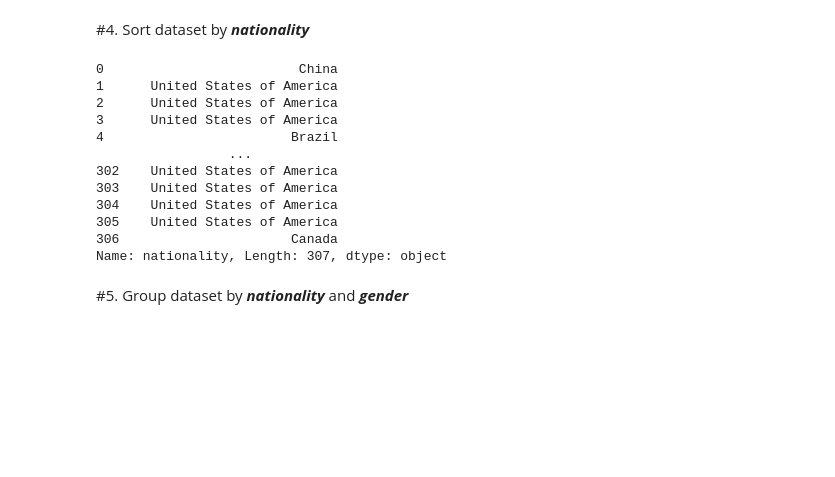
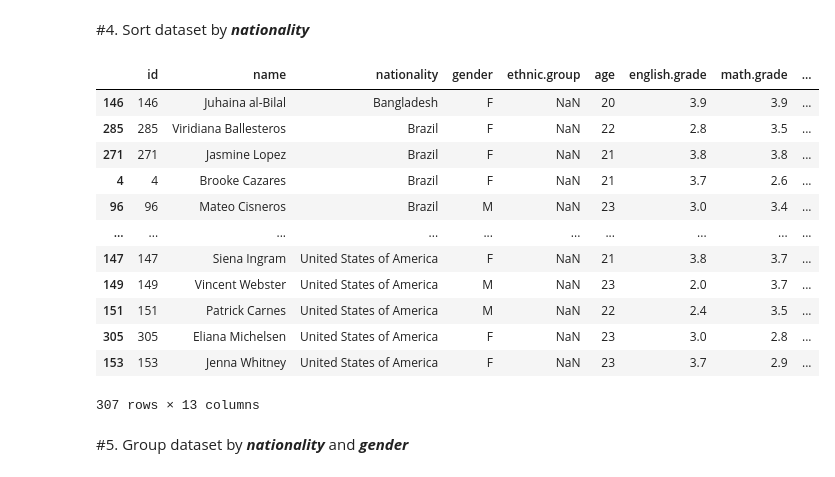
Before and after one commit to 21130407KhuongVo/MachineLearning, a Jupyter notebook: Lab_2_21130407_VoNguyenNhatKhuong.ipynb, the cells around one changed output. Cells and saved outputs as stored; diff of their text form; code cells hidden in the pictures; blank space fills up the shorter version.

```diff
--- a/Lab_2_21130407_VoNguyenNhatKhuong.ipynb
+++ b/Lab_2_21130407_VoNguyenNhatKhuong.ipynb
@@ -48,20 +48,21 @@ dataset.describe()
 #4. Sort dataset by ***nationality***
 # %%
 # code
-dataset.nationality
+dataset.sort_values('nationality') # asc
 # %% [output]
+|  | id | name | nationality | gender | ethnic.group | age | english.grade | math.grade | ... |
+| 146 | 146 | Juhaina al-Bilal | Bangladesh | F | NaN | 20 | 3.9 | 3.9 | ... |
+| 285 | 285 | Viridiana Ballesteros | Brazil | F | NaN | 22 | 2.8 | 3.5 | ... |
+| 271 | 271 | Jasmine Lopez | Brazil | F | NaN | 21 | 3.8 | 3.8 | ... |
+| 4 | 4 | Brooke Cazares | Brazil | F | NaN | 21 | 3.7 | 2.6 | ... |
+| 96 | 96 | Mateo Cisneros | Brazil | M | NaN | 23 | 3.0 | 3.4 | ... |
+| ... | ... | ... | ... | ... | ... | ... | ... | ... | ... |
+| 147 | 147 | Siena Ingram | United States of America | F | NaN | 21 | 3.8 | 3.7 | ... |
+| 149 | 149 | Vincent Webster | United States of America | M | NaN | 23 | 2.0 | 3.7 | ... |
+| 151 | 151 | Patrick Carnes | United States of America | M | NaN | 22 | 2.4 | 3.5 | ... |
+| 305 | 305 | Eliana Michelsen | United States of America | F | NaN | 23 | 3.0 | 2.8 | ... |
+| 153 | 153 | Jenna Whitney | United States of America | F | NaN | 23 | 3.7 | 2.9 | ... |
-0                         China
-1      United States of America
-2      United States of America
-3      United States of America
-4                        Brazil
-                 ...
-302    United States of America
-303    United States of America
-304    United States of America
-305    United States of America
-306                      Canada
-Name: nationality, Length: 307, dtype: object
+307 rows × 13 columns
 # %% [markdown]
 #5. Group dataset by ***nationality*** and ***gender***
 # %%
```
Also changed, not shown: parts of 4 cells of this notebook.
